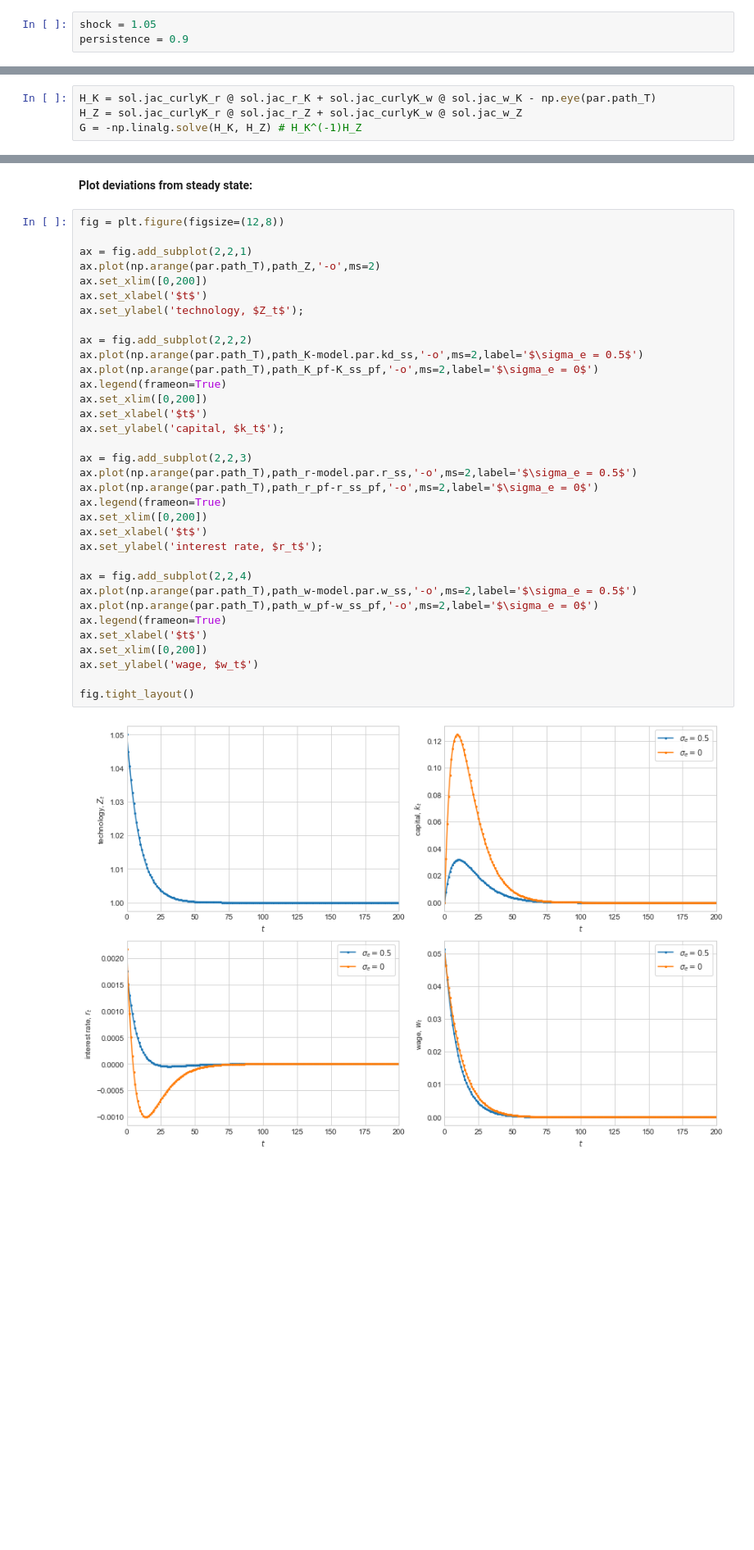
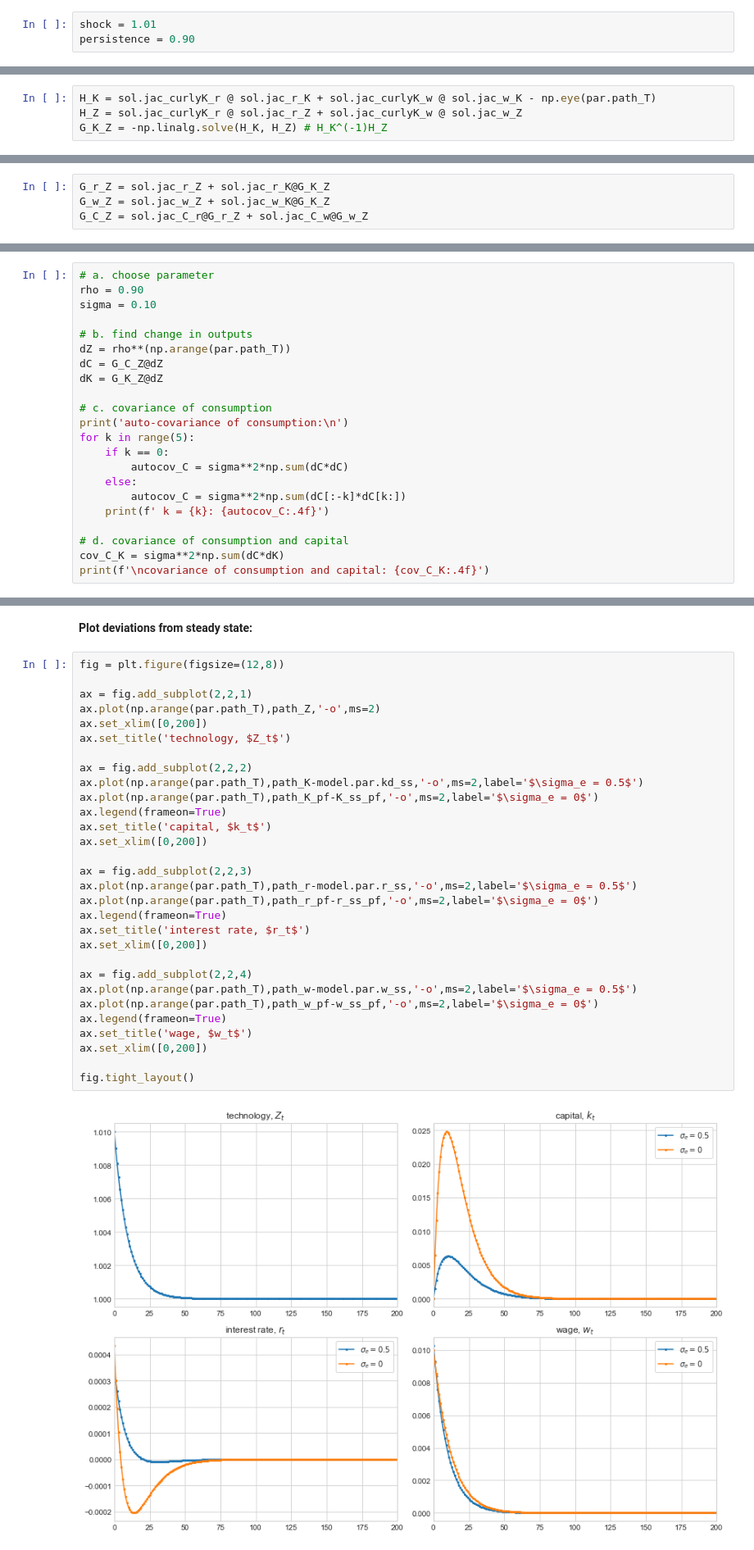
Before and after one commit to NumEconCopenhagen/ConsumptionSavingNotebooks, a Jupyter notebook: DynamicProgramming/05. General Equilibrium.ipynb, the cells around one changed output, grey strips where cells are left out. Shown at 82% size. Drawn from its saved outputs; the diff is of its cells as text; blank space fills up the shorter version.

```diff
--- a/DynamicProgramming/05. General Equilibrium.ipynb
+++ b/DynamicProgramming/05. General Equilibrium.ipynb
@@ -209,3 +209,3 @@ if DO_VARY_SIGMA_E:
 # %%
-shock = 1.05
-persistence = 0.9
+shock = 1.01
+persistence = 0.90
@@ -374,4 +403,4 @@ if not LOAD:
 # %%
 H_K = sol.jac_curlyK_r @ sol.jac_r_K + sol.jac_curlyK_w @ sol.jac_w_K - np.eye(par.path_T)
 H_Z = sol.jac_curlyK_r @ sol.jac_r_Z + sol.jac_curlyK_w @ sol.jac_w_Z
-G = -np.linalg.solve(H_K, H_Z) # H_K^(-1)H_Z
+G_K_Z = -np.linalg.solve(H_K, H_Z) # H_K^(-1)H_Z
@@ -378 +409,5 @@ G = -np.linalg.solve(H_K, H_Z) # H_K^(-1)H_Z
+# %%
+G_r_Z = sol.jac_r_Z + sol.jac_r_K@G_K_Z
+G_w_Z = sol.jac_w_Z + sol.jac_w_K@G_K_Z
+G_C_Z = sol.jac_C_r@G_r_Z + sol.jac_C_w@G_w_Z
 # %% [markdown]
@@ -429,0 +500,22 @@ fig.tight_layout()
+# %%
+# a. choose parameter
+rho = 0.90
+sigma = 0.10
+
+# b. find change in outputs
+dZ = rho**(np.arange(par.path_T))
+dC = G_C_Z@dZ
+dK = G_K_Z@dZ
+
+# c. covariance of consumption
+print('auto-covariance of consumption:\n')
+for k in range(5):
+    if k == 0:
+        autocov_C = sigma**2*np.sum(dC*dC)
+    else:
+        autocov_C = sigma**2*np.sum(dC[:-k]*dC[k:])
+    print(f' k = {k}: {autocov_C:.4f}')
+
+# d. covariance of consumption and capital
+cov_C_K = sigma**2*np.sum(dC*dK)
+print(f'\ncovariance of consumption and capital: {cov_C_K:.4f}')
@@ -643,36 +752,32 @@ while True:
 # %%
 fig = plt.figure(figsize=(12,8))
 
 ax = fig.add_subplot(2,2,1)
 ax.plot(np.arange(par.path_T),path_Z,'-o',ms=2)
 ax.set_xlim([0,200])
-ax.set_xlabel('$t$')
-ax.set_ylabel('technology, $Z_t$');
+ax.set_title('technology, $Z_t$')
 
 ax = fig.add_subplot(2,2,2)
 ax.plot(np.arange(par.path_T),path_K-model.par.kd_ss,'-o',ms=2,label='$\sigma_e = 0.5$')
 ax.plot(np.arange(par.path_T),path_K_pf-K_ss_pf,'-o',ms=2,label='$\sigma_e = 0$')
 ax.legend(frameon=True)
+ax.set_title('capital, $k_t$')
 ax.set_xlim([0,200])
-ax.set_xlabel('$t$')
-ax.set_ylabel('capital, $k_t$');
 
 ax = fig.add_subplot(2,2,3)
 ax.plot(np.arange(par.path_T),path_r-model.par.r_ss,'-o',ms=2,label='$\sigma_e = 0.5$')
 ax.plot(np.arange(par.path_T),path_r_pf-r_ss_pf,'-o',ms=2,label='$\sigma_e = 0$')
 ax.legend(frameon=True)
+ax.set_title('interest rate, $r_t$')
 ax.set_xlim([0,200])
-ax.set_xlabel('$t$')
-ax.set_ylabel('interest rate, $r_t$');
 
 ax = fig.add_subplot(2,2,4)
 ax.plot(np.arange(par.path_T),path_w-model.par.w_ss,'-o',ms=2,label='$\sigma_e = 0.5$')
 ax.plot(np.arange(par.path_T),path_w_pf-w_ss_pf,'-o',ms=2,label='$\sigma_e = 0$')
 ax.legend(frameon=True)
-ax.set_xlabel('$t$')
+ax.set_title('wage, $w_t$')
 ax.set_xlim([0,200])
-ax.set_ylabel('wage, $w_t$')
 
 fig.tight_layout()
 # %% [output]
-[figure, old version]
+[figure, new version]
```
Also changed, not shown: parts of 32 cells of this notebook, 7 other files.
